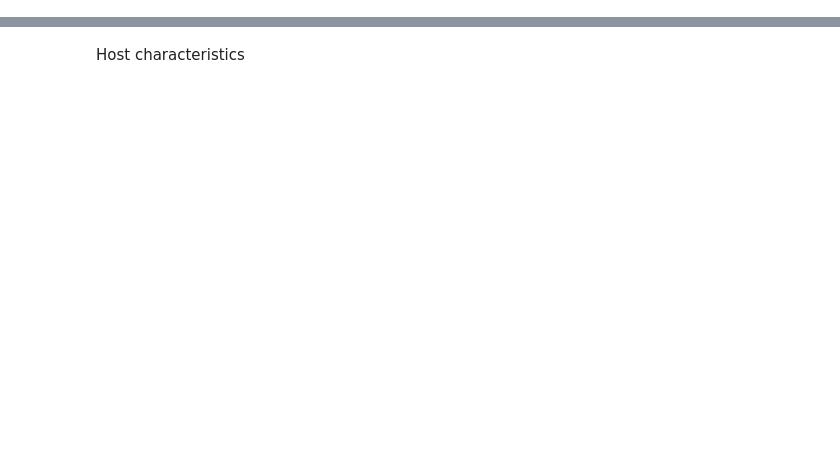
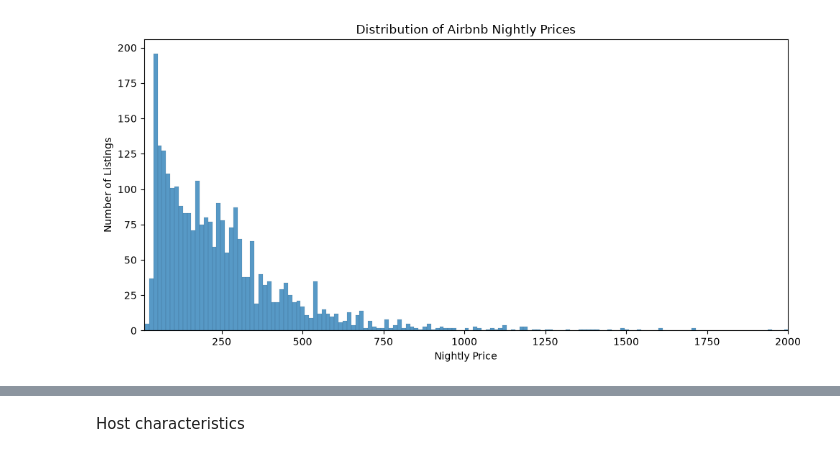
Before and after one commit to tay930/Singapore_Airbnb_ML, a Jupyter notebook: notebooks/01_eda.ipynb, the cells around one changed output, grey strips where cells are left out. Cells and saved outputs as stored; diff of their text form; code cells hidden in the pictures; blank space fills up the shorter version.

```diff
--- a/notebooks/01_eda.ipynb
+++ b/notebooks/01_eda.ipynb
@@ -64,3 +157,16 @@ display(
+# %%
+plt.figure(figsize=(10, 5))
+
+sns.histplot(data=df_eda, x="price", bins=1000)
+
+plt.title("Distribution of Airbnb Nightly Prices")
+plt.xlabel("Nightly Price")
+plt.ylabel("Number of Listings")
+plt.xlim(10, 2000)
+plt.tight_layout()
+plt.show()
+# %% [output]
+[figure, added]
 # %%
 plt.figure(figsize=(10, 5))
 
```
Also changed, not shown: parts of 40 cells of this notebook.
